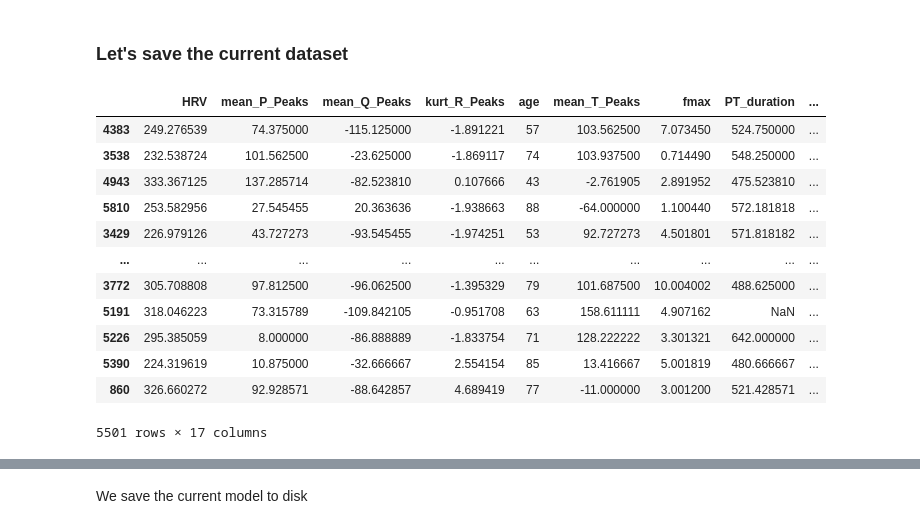
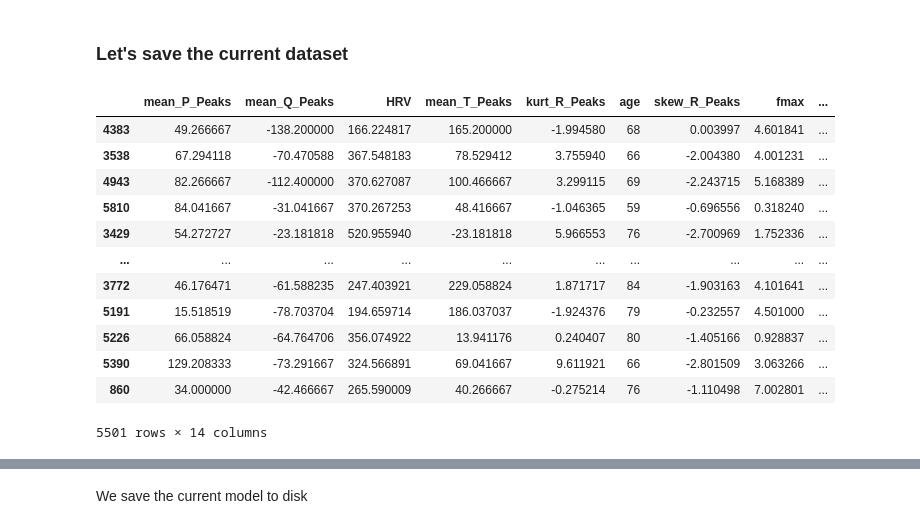
Before and after one commit to tomiambro/phys2020Classifier, a Jupyter notebook: AFDetection.ipynb, the cells around one changed output, grey strips where cells are left out. Cells and saved outputs as stored; diff of their text form; code cells hidden in the pictures.

```diff
--- a/AFDetection.ipynb
+++ b/AFDetection.ipynb
@@ -64,6 +59,7 @@ label                   PVC           AF           AF        I-AVB
 # %% [markdown]
 ### Lead 2 data seems to give better results:
 # %%
+lead = 'lead2'
 df_raw = pd.read_feather('datasets/corrected/pyhs-raw-lead2-corrected')
 display_all(df_raw.T)
 # %% [output]
@@ -394,30 +369,30 @@ df.to_feather('datasets/fitted/af-dataset')
 # %%
 from sklearn.model_selection import train_test_split
-df = pd.read_feather('datasets/fitted/af-dataset')
+df = pd.read_feather('datasets/fitted/af-dataset-' + lead)
 
 y = df['label']
 X = df.drop('label', axis=1)
 X_train, X_eval, y_train, y_eval = train_test_split(X, y, test_size=0.2, random_state=42)
 
 df_train = X_train.copy()
 df_eval = X_eval.copy()
 df_train.insert(loc=len(X_train.columns), column='label', value=y_train)
 df_eval.insert(loc=len(X_eval.columns), column='label', value=y_eval)
 
 df_train.drop(['index'], axis=1, inplace=True)
 df_eval.drop(['index'], axis=1, inplace=True)
 df_train
 # %% [output]
-|  | HRV | mean_P_Peaks | mean_Q_Peaks | kurt_R_Peaks | age | mean_T_Peaks | fmax | PT_duration | ... |
-| 4383 | 249.276539 | 74.375000 | -115.125000 | -1.891221 | 57 | 103.562500 | 7.073450 | 524.750000 | ... |
-| 3538 | 232.538724 | 101.562500 | -23.625000 | -1.869117 | 74 | 103.937500 | 0.714490 | 548.250000 | ... |
-| 4943 | 333.367125 | 137.285714 | -82.523810 | 0.107666 | 43 | -2.761905 | 2.891952 | 475.523810 | ... |
-| 5810 | 253.582956 | 27.545455 | 20.363636 | -1.938663 | 88 | -64.000000 | 1.100440 | 572.181818 | ... |
-| 3429 | 226.979126 | 43.727273 | -93.545455 | -1.974251 | 53 | 92.727273 | 4.501801 | 571.818182 | ... |
+|  | mean_P_Peaks | mean_Q_Peaks | HRV | mean_T_Peaks | kurt_R_Peaks | age | skew_R_Peaks | fmax | ... |
+| 4383 | 49.266667 | -138.200000 | 166.224817 | 165.200000 | -1.994580 | 68 | 0.003997 | 4.601841 | ... |
+| 3538 | 67.294118 | -70.470588 | 367.548183 | 78.529412 | 3.755940 | 66 | -2.004380 | 4.001231 | ... |
+| 4943 | 82.266667 | -112.400000 | 370.627087 | 100.466667 | 3.299115 | 69 | -2.243715 | 5.168389 | ... |
+| 5810 | 84.041667 | -31.041667 | 370.267253 | 48.416667 | -1.046365 | 59 | -0.696556 | 0.318240 | ... |
+| 3429 | 54.272727 | -23.181818 | 520.955940 | -23.181818 | 5.966553 | 76 | -2.700969 | 1.752336 | ... |
 | ... | ... | ... | ... | ... | ... | ... | ... | ... | ... |
-| 3772 | 305.708808 | 97.812500 | -96.062500 | -1.395329 | 79 | 101.687500 | 10.004002 | 488.625000 | ... |
-| 5191 | 318.046223 | 73.315789 | -109.842105 | -0.951708 | 63 | 158.611111 | 4.907162 | NaN | ... |
-| 5226 | 295.385059 | 8.000000 | -86.888889 | -1.833754 | 71 | 128.222222 | 3.301321 | 642.000000 | ... |
-| 5390 | 224.319619 | 10.875000 | -32.666667 | 2.554154 | 85 | 13.416667 | 5.001819 | 480.666667 | ... |
-| 860 | 326.660272 | 92.928571 | -88.642857 | 4.689419 | 77 | -11.000000 | 3.001200 | 521.428571 | ... |
+| 3772 | 46.176471 | -61.588235 | 247.403921 | 229.058824 | 1.871717 | 84 | -1.903163 | 4.101641 | ... |
+| 5191 | 15.518519 | -78.703704 | 194.659714 | 186.037037 | -1.924376 | 79 | -0.232557 | 4.501000 | ... |
+| 5226 | 66.058824 | -64.764706 | 356.074922 | 13.941176 | 0.240407 | 80 | -1.405166 | 0.928837 | ... |
+| 5390 | 129.208333 | -73.291667 | 324.566891 | 69.041667 | 9.611921 | 66 | -2.801509 | 3.063266 | ... |
+| 860 | 34.000000 | -42.466667 | 265.590009 | 40.266667 | -0.275214 | 76 | -1.110498 | 7.002801 | ... |
-5501 rows × 17 columns
+5501 rows × 14 columns
```
Also changed, not shown: parts of 33 cells of this notebook, 2 other files.
